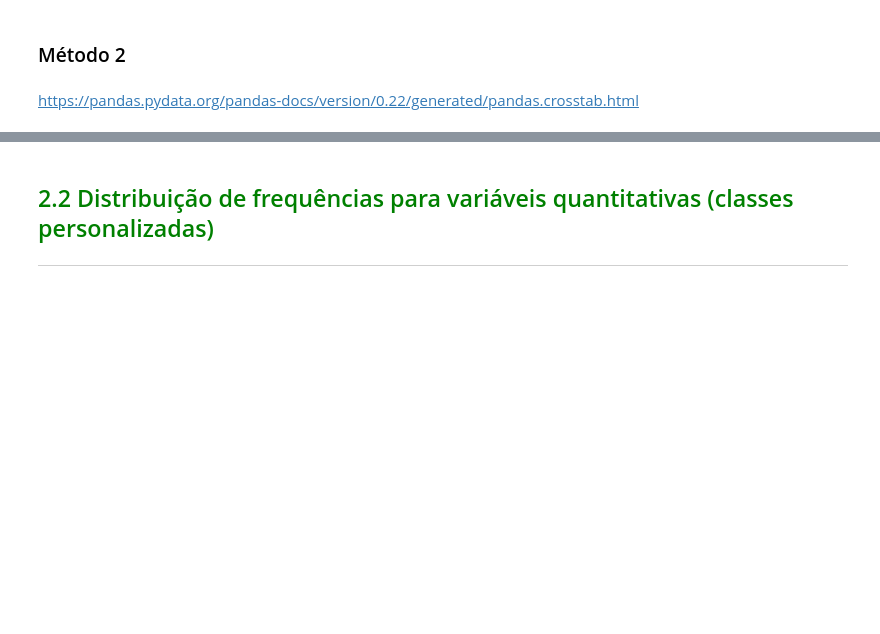
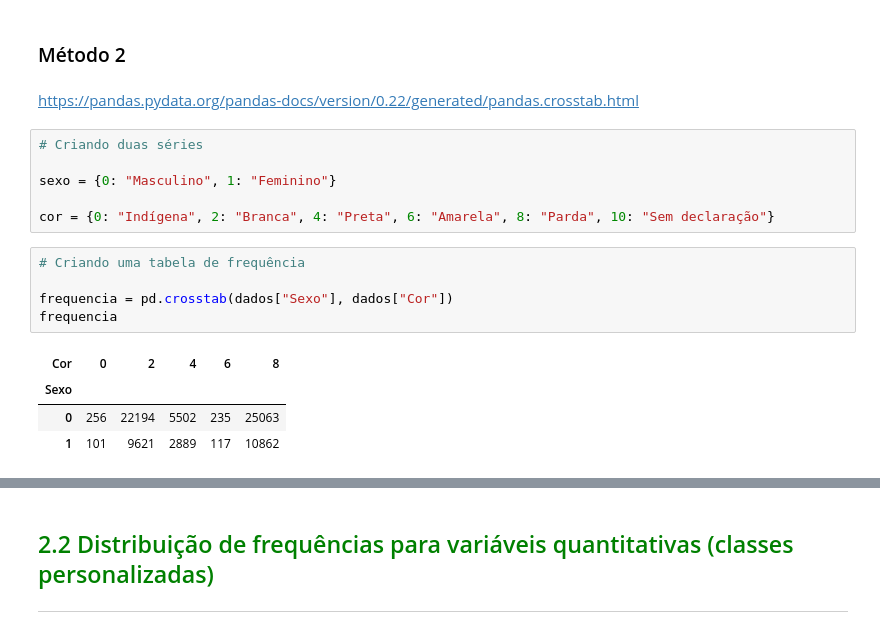
Before and after one commit to matheus6266/formacao_data_science, a Jupyter notebook: 02 - Estatística Python 1/Curso_de_Estatística_Parte_1.ipynb, the cells around one changed output, grey strips where cells are left out. Saved outputs shown, nothing was run; the diff lists cells and outputs as text; blank space fills up the shorter version.

```diff
--- a/02 - Estatística Python 1/Curso_de_Estatística_Parte_1.ipynb
+++ b/02 - Estatística Python 1/Curso_de_Estatística_Parte_1.ipynb
@@ -226,3 +303,19 @@ https://pandas.pydata.org/pandas-docs/version/0.22/generated/pandas.Series.value
 ### Método 2
 # %% [markdown]
 https://pandas.pydata.org/pandas-docs/version/0.22/generated/pandas.crosstab.html
+# %%
+# Criando duas séries
+
+sexo = {0: "Masculino", 1: "Feminino"}
+
+cor = {0: "Indígena", 2: "Branca", 4: "Preta", 6: "Amarela", 8: "Parda", 10: "Sem declaração"}
+# %%
+# Criando uma tabela de frequência
+
+frequencia = pd.crosstab(dados["Sexo"], dados["Cor"])
+frequencia
+# %% [output]
+| Cor | 0 | 2 | 4 | 6 | 8 |
+| Sexo |  |  |  |  |  |
+| 0 | 256 | 22194 | 5502 | 235 | 25063 |
+| 1 | 101 | 9621 | 2889 | 117 | 10862 |
```
Also changed, not shown: parts of 38 cells of this notebook.
